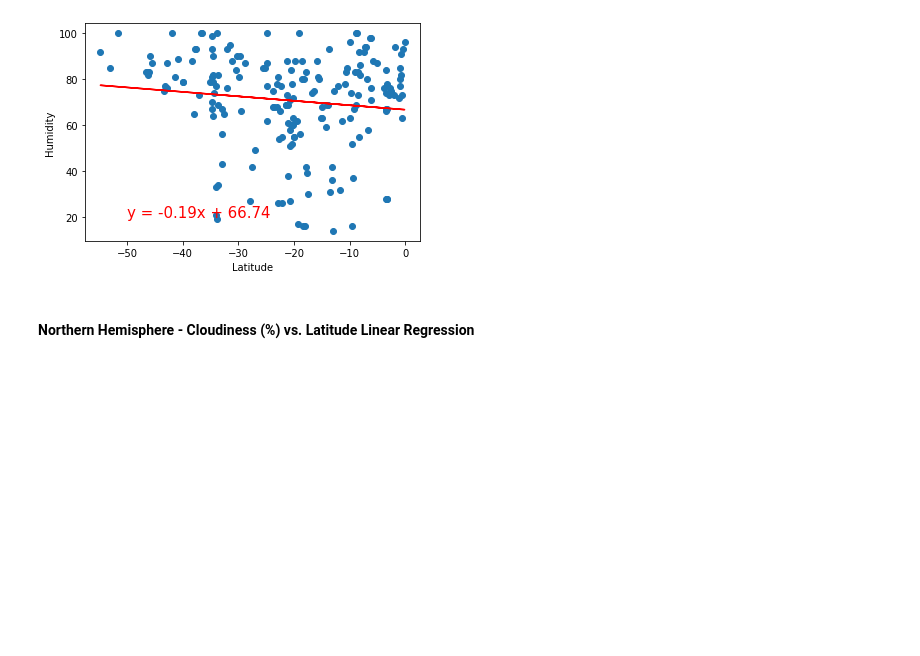
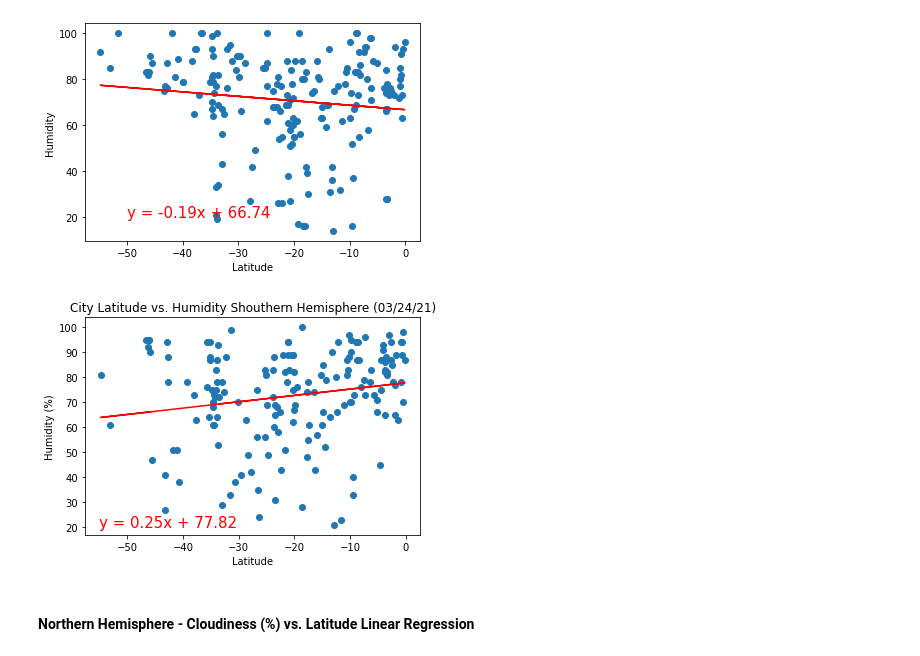
Before and after one commit to danielatuesta55/python-api-challenge, a Jupyter notebook: WeatherPy/WeatherPy-updated.ipynb, the cells around one changed output. Saved outputs shown, nothing was run; the diff lists cells and outputs as text; code cells hidden in the pictures; blank space fills up the shorter version.

Commit message:
S humidity vs lat chart

```diff
--- a/WeatherPy/WeatherPy-updated.ipynb
+++ b/WeatherPy/WeatherPy-updated.ipynb
@@ -404,6 +400,30 @@ plt.show()
 # %% [output]
 The r-value is: 0.014985174297345524
 [figure]
+# %%
+x_axis = sh_df['Lat']
+y_axis = sh_df['Humidity']
+
+(slope, intercept,rvalue,pvalue,stderr) = linregress(x_axis,y_axis)
+regress_values = x_axis * slope + intercept
+line_eq = 'y = '+ str(round(slope,2)) + "x + " + str(round(intercept,2))
+
+#Create the lables
+plt.title("City Latitude vs. Humidity Shouthern Hemisphere (03/24/21)")
+plt.ylabel("Humidity (%)")
+plt.xlabel("Latitude")
+
+#Create the scatter plot Latitude vs temp SH
+plt.scatter(x_axis, y_axis)
+plt.plot(x_axis,regress_values, color ='r')
+plt.annotate(line_eq,(-55,20),fontsize=15, color ='r')
+
+#save image
+plt.savefig("output_data/Regression_ShumidityvsLat.png")
+
+plt.show()
+# %% [output]
+[figure, added]
 # %% [markdown]
 ####  Northern Hemisphere - Cloudiness (%) vs. Latitude Linear Regression
 # %%
```
Also changed, not shown: parts of 1 cell of this notebook, 1 other file.
